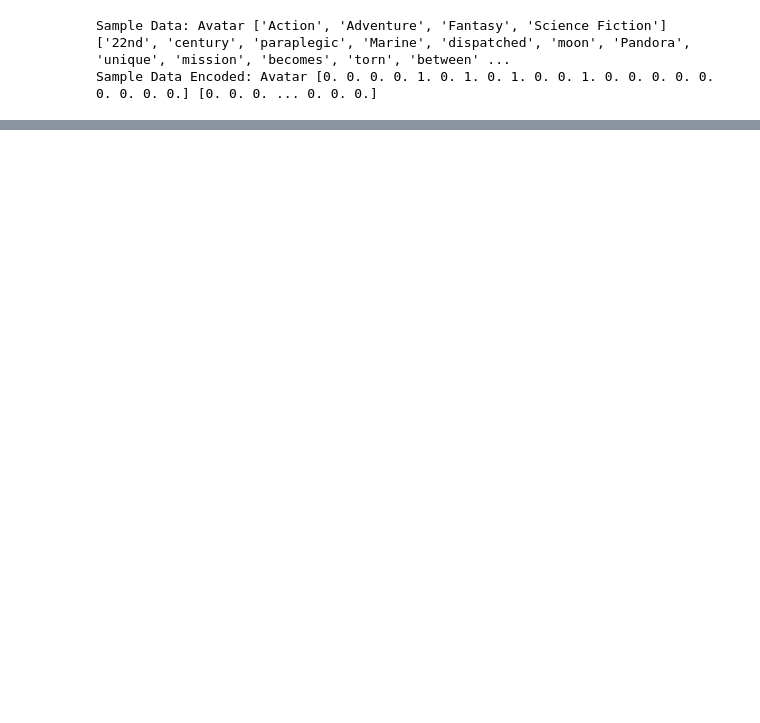
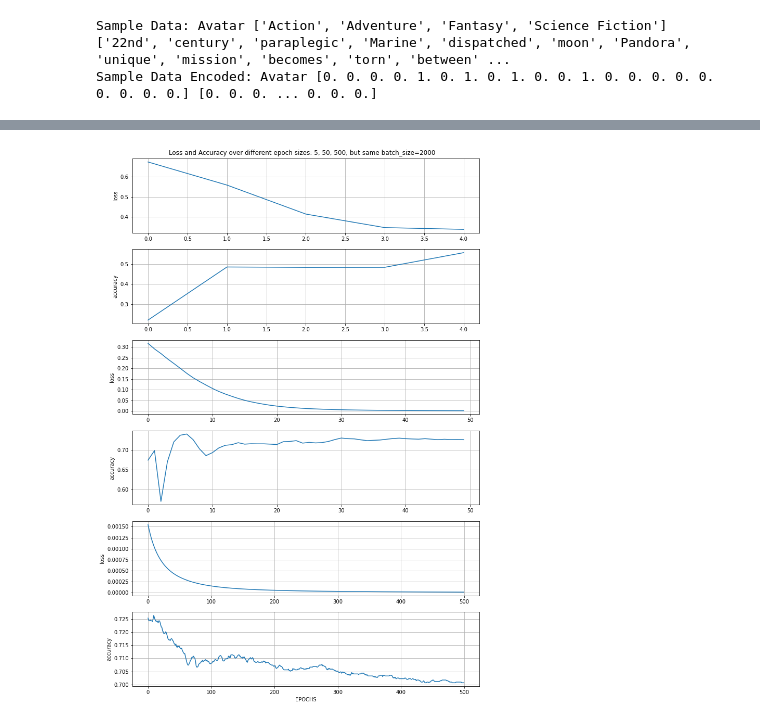
Before and after one commit to carlkidcrypto/Python-Machine-Learning, a Jupyter notebook: Final_Project/CS477-Final-Project-port3116.ipynb, the cells around one changed output, grey strips where cells are left out. Saved outputs shown, nothing was run; the diff lists cells and outputs as text; code cells hidden in the pictures; blank space fills up the shorter version.

```diff
--- a/Final_Project/CS477-Final-Project-port3116.ipynb
+++ b/Final_Project/CS477-Final-Project-port3116.ipynb
@@ -10,6 +10,9 @@ import json
 from copy import deepcopy
 from keras.preprocessing.text import Tokenizer
 from sklearn.model_selection import train_test_split
+from keras.metrics import categorical_accuracy
+from keras.wrappers.scikit_learn import KerasClassifier
+from keras.metrics import categorical_accuracy
 
 # Now read in the data
 data=pd.read_csv('./tmdb_5000_movies.csv')
@@ -19,9 +22,9 @@ data=deepcopy(data[['title','genres','overview']])
 
 # Print out the first record
 print("Data before cleaning: ")
-print(data['title'][0])
-print(data['genres'][0])
-print(data['overview'][0], "\n\n")
+print("Title:", data['title'][0])
+print("Genres:", data['genres'][0])
+print("Overview:", data['overview'][0], "\n\n")
 
 # define a function to clean our genres from [{"id": 28, "name": "Action"}, {"id": 12, "name": "Adventure"}, {"id": 14, "name": "Fantasy"}, {"id": 878, "name": "Science Fiction"}]
 # to [Action, Aventure, Fantasy, Science Fiction]
@@ -46,7 +49,7 @@ def clean_overview(overview_list):
     words_to_remove = ["a", "and", "the", "but", "nor", "else", "or", "its", "it's", "of", "to", "in", "on", "is", "be",
                         "he", "his", "him" "she", "her", "an", "as", "for", "by", "are", "if", "it",
                         "b", "c", "d", "e", "f", "g", "h", "i", "j", "k", "l", "m", "n", "o", "p", "q", "r", "s", "t",
-                        "u", "v", "w", "x", "y", "z"
+                        "u", "v", "w", "x", "y", "z", "there", "their", "they're", "where", "wear", "were", "this", "that"
                       ]
 
     # List to hold results
@@ -96,8 +99,8 @@ data["overview"] = clean_overview(data["overview"])
 
 # Print out the first record again
 print("Data after cleaning: ")
-print(data['title'][0])
-print(data['genres'][0])
-print(data['overview'][0], "\n\n")
+print("Title:", data['title'][0])
+print("Genres:", data['genres'][0])
+print("Overview:", data['overview'][0], "\n\n")
 # %% [output]
 Data before cleaning:
@@ -226,0 +290,34 @@ X_train size: 3844 y_train size: 961 X_test size: 3844 y_test size: 961
+# %%
+# Lets Plot the history, keys: "loss", "accuracy"
+fig1, (ax1, ax2, ax3, ax4, ax5, ax6) = plt.subplots(6,1)
+fig1.suptitle("Loss and Accuracy over different epoch sizes: 5, 50, 500, but same batch_size=2000")
+fig1.set_size_inches(10, 15, forward=True)
+fig1.tight_layout()
+
+ax1.set_ylabel("loss")
+ax1.plot(history1.epoch, history1.history["loss"])
+ax1.grid()
+
+ax2.set_ylabel("accuracy")
+ax2.plot(history1.epoch, history1.history["categorical_accuracy"])
+ax2.grid()
+
+ax3.set_ylabel("loss")
+ax3.plot(history2.epoch, history2.history["loss"])
+ax3.grid()
+
+ax4.set_ylabel("accuracy")
+ax4.plot(history2.epoch, history2.history["categorical_accuracy"])
+ax4.grid()
+
+ax5.set_ylabel("loss")
+ax5.plot(history3.epoch, history3.history["loss"])
+ax5.grid()
+
+ax6.set_xlabel("EPOCHS")
+ax6.set_ylabel("accuracy")
+ax6.plot(history3.epoch, history3.history["categorical_accuracy"])
+ax6.grid()
+plt.show()
+# %% [output]
+[figure, added]
```
Also changed, not shown: parts of 8 cells of this notebook.
